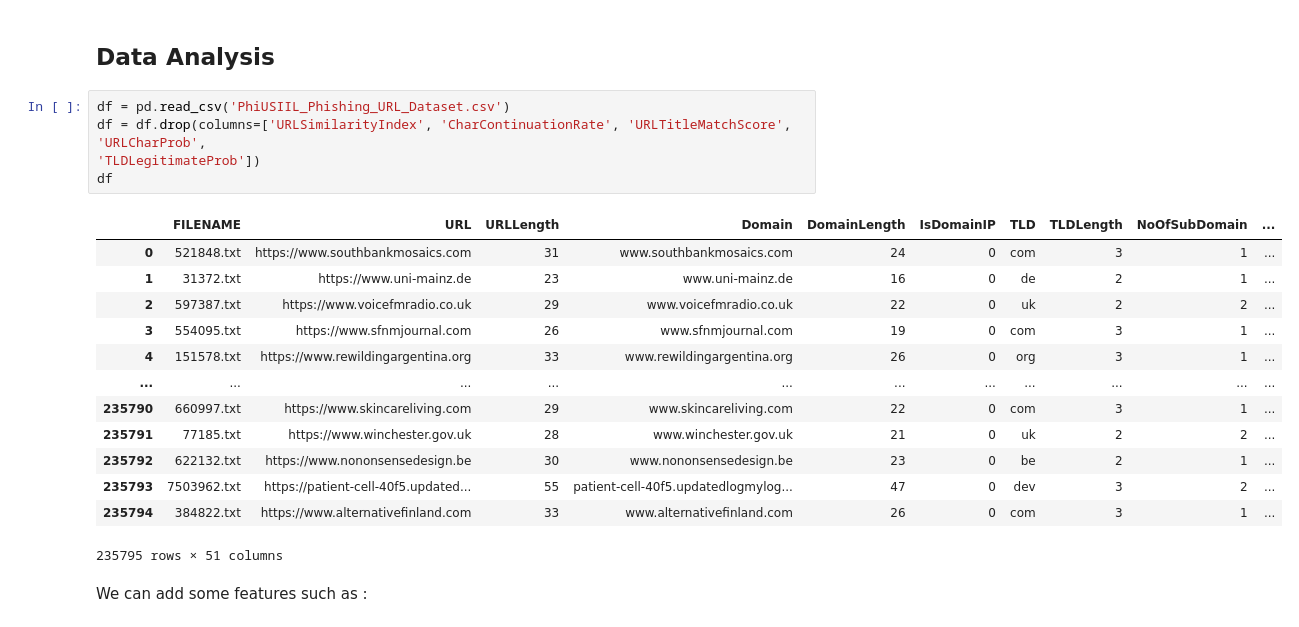
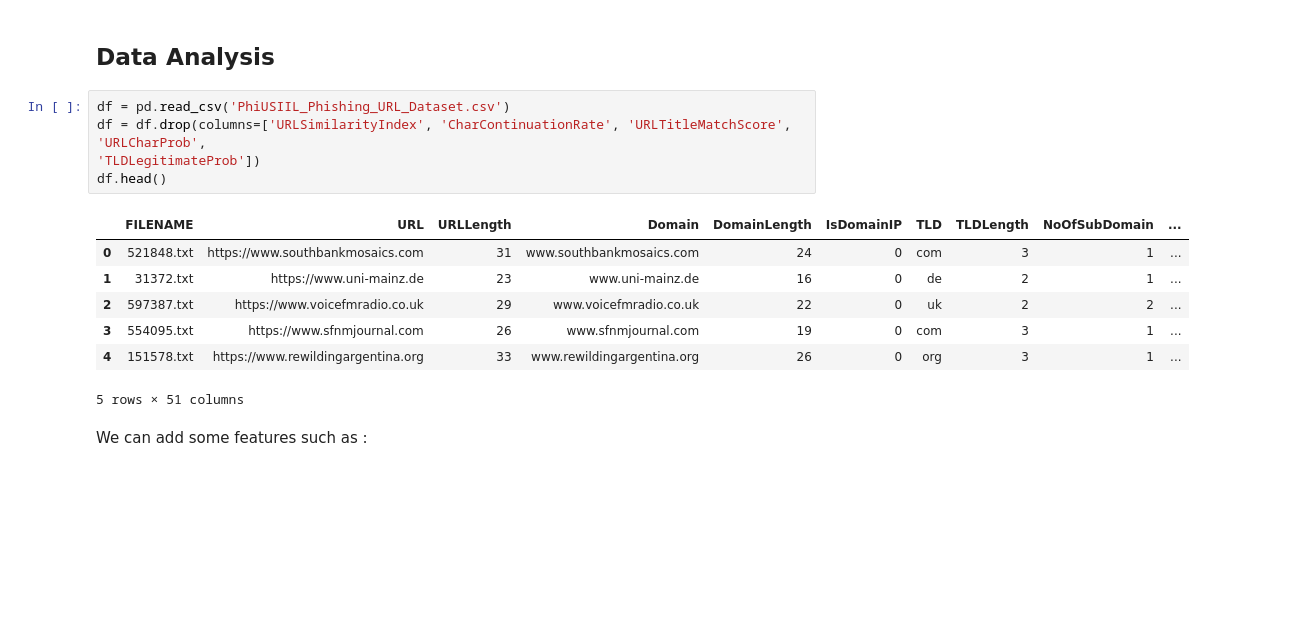
Before and after one commit to mathildadmbl/challenge2, a Jupyter notebook: challenge_2.ipynb, the cells around one changed output. Saved outputs shown, nothing was run; the diff lists cells and outputs as text; blank space fills up the shorter version.

```diff
--- a/challenge_2.ipynb
+++ b/challenge_2.ipynb
@@ -12,22 +12,16 @@ import seaborn as sns
 # %%
 df = pd.read_csv('PhiUSIIL_Phishing_URL_Dataset.csv')
 df = df.drop(columns=['URLSimilarityIndex', 'CharContinuationRate', 'URLTitleMatchScore', 'URLCharProb',
 'TLDLegitimateProb'])
-df
+df.head()
 # %% [output]
 |  | FILENAME | URL | URLLength | Domain | DomainLength | IsDomainIP | TLD | TLDLength | NoOfSubDomain | ... |
 | 0 | 521848.txt | https://www.southbankmosaics.com | 31 | www.southbankmosaics.com | 24 | 0 | com | 3 | 1 | ... |
 | 1 | 31372.txt | https://www.uni-mainz.de | 23 | www.uni-mainz.de | 16 | 0 | de | 2 | 1 | ... |
 | 2 | 597387.txt | https://www.voicefmradio.co.uk | 29 | www.voicefmradio.co.uk | 22 | 0 | uk | 2 | 2 | ... |
 | 3 | 554095.txt | https://www.sfnmjournal.com | 26 | www.sfnmjournal.com | 19 | 0 | com | 3 | 1 | ... |
 | 4 | 151578.txt | https://www.rewildingargentina.org | 33 | www.rewildingargentina.org | 26 | 0 | org | 3 | 1 | ... |
-| ... | ... | ... | ... | ... | ... | ... | ... | ... | ... | ... |
-| 235790 | 660997.txt | https://www.skincareliving.com | 29 | www.skincareliving.com | 22 | 0 | com | 3 | 1 | ... |
-| 235791 | 77185.txt | https://www.winchester.gov.uk | 28 | www.winchester.gov.uk | 21 | 0 | uk | 2 | 2 | ... |
-| 235792 | 622132.txt | https://www.nononsensedesign.be | 30 | www.nononsensedesign.be | 23 | 0 | be | 2 | 1 | ... |
-| 235793 | 7503962.txt | https://patient-cell-40f5.updated... | 55 | patient-cell-40f5.updatedlogmylog... | 47 | 0 | dev | 3 | 2 | ... |
-| 235794 | 384822.txt | https://www.alternativefinland.com | 33 | www.alternativefinland.com | 26 | 0 | com | 3 | 1 | ... |
-235795 rows × 51 columns
+5 rows × 51 columns
 # %% [markdown]
 We can add some features such as :
 # %%
```
Also changed, not shown: parts of 5 cells of this notebook.
